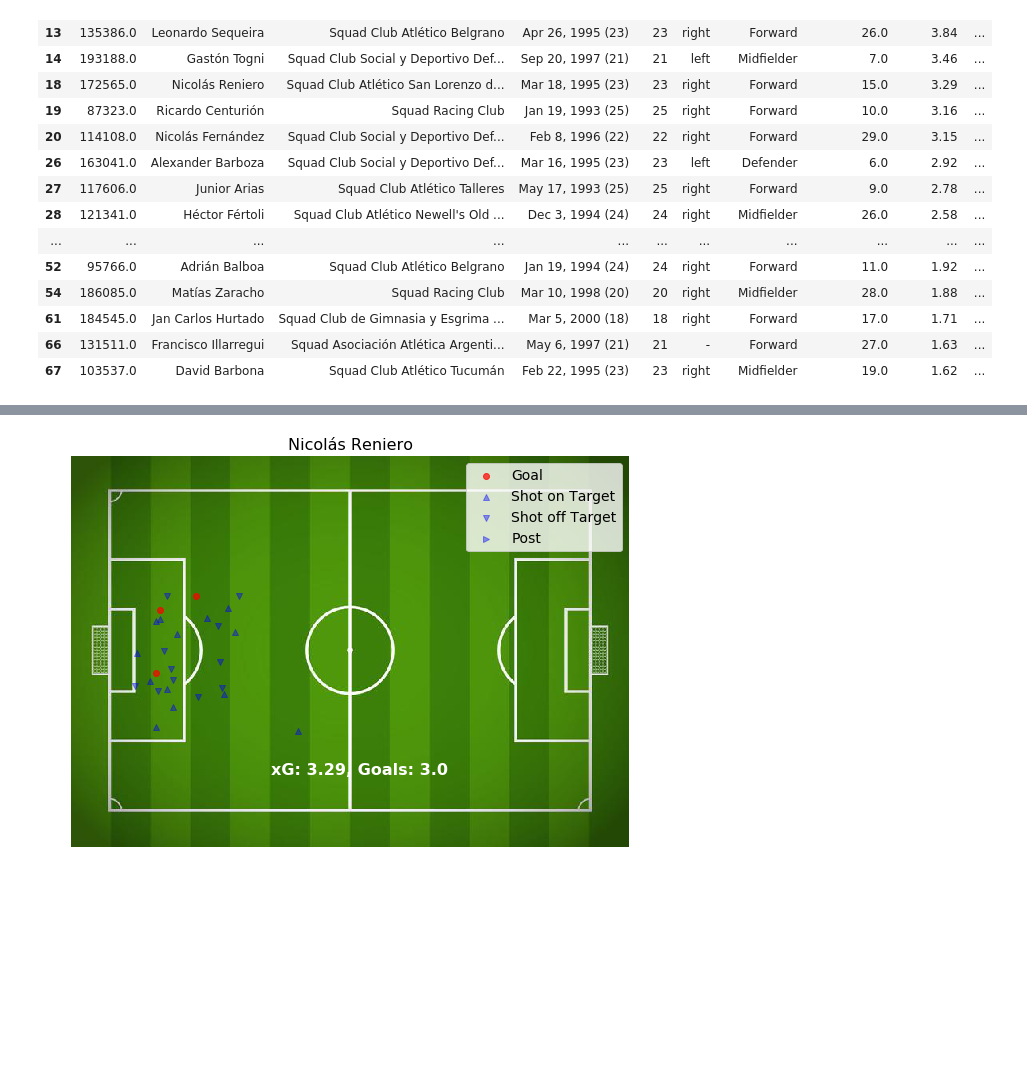
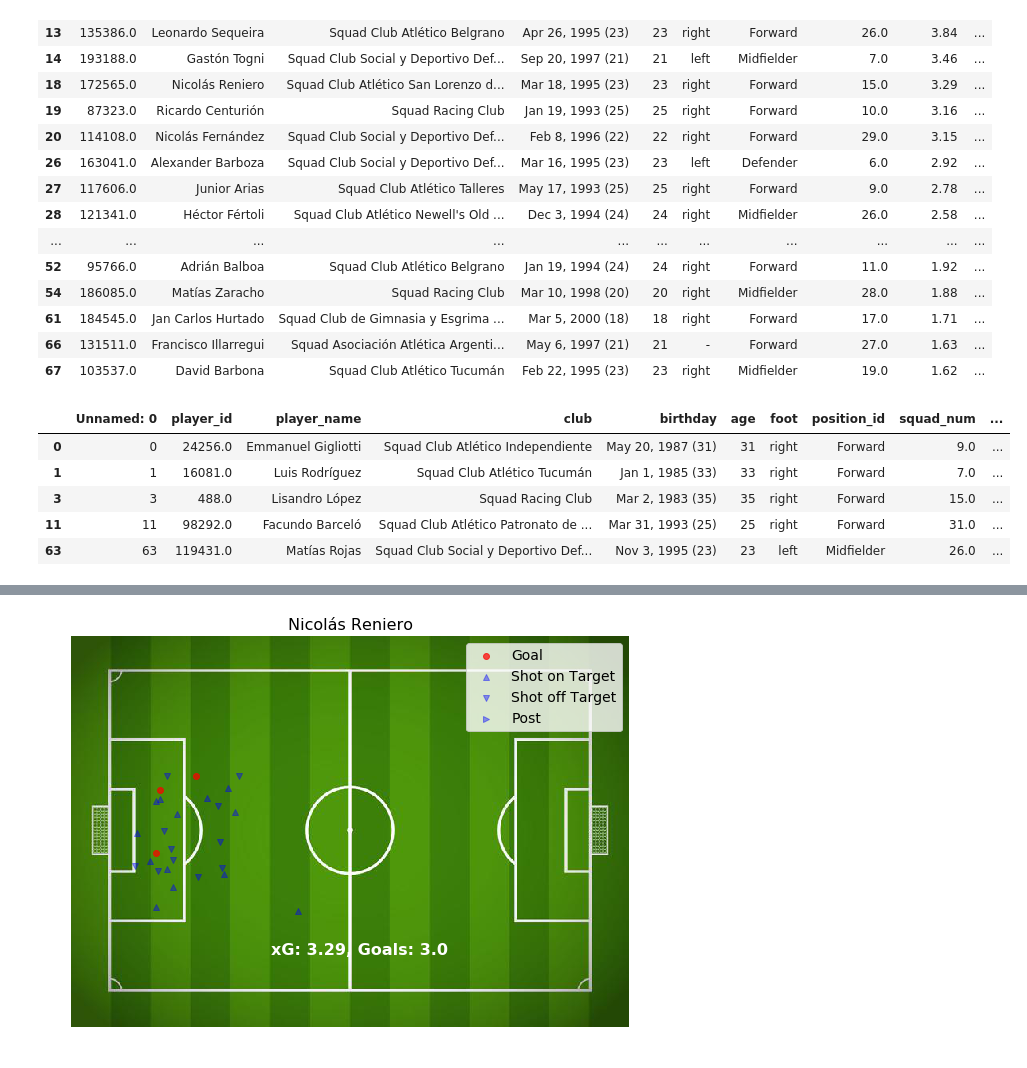
Before and after one commit to d-v-dlee/super_liga_xg, a Jupyter notebook: src/_new_shot_model.ipynb, the cells around one changed output, grey strips where cells are left out. Cells and saved outputs as stored; diff of their text form; code cells hidden in the pictures; blank space fills up the shorter version.

```diff
--- a/src/_new_shot_model.ipynb
+++ b/src/_new_shot_model.ipynb
@@ -758,6 +756,8 @@ shots_df.head()
 | 2 | 448548 | 177285.0 | 12.00 | 1.78 | 0.00 | -3.03 | -1 | ... |
 | 3 | 448548 | 185745.0 | 8.44 | 0.89 | 14.53 | -6.66 | -1 | ... |
 | 4 | 448548 | 77892.0 | 22.22 | 0.44 | 13.92 | -8.48 | -1 | ... |
+# %%
+xgb = pd.read_csv('../data/xgb_df.csv')
 # %%
 youngsters = xgb_df[(xgb_df['xG+xA/90'] >=.3) & (xgb_df['age'] <=25)]
 youngsters.head(20)
@@ -779,4 +779,14 @@ youngsters.head(20)
 | 61 | 184545.0 | Jan Carlos Hurtado | Squad Club de Gimnasia y Esgrima ... | Mar 5, 2000 (18) | 18 | right | Forward | 17.0 | 1.71 | ... |
 | 66 | 131511.0 | Francisco Illarregui | Squad Asociación Atlética Argenti... | May 6, 1997 (21) | 21 | - | Forward | 27.0 | 1.63 | ... |
 | 67 | 103537.0 | David Barbona | Squad Club Atlético Tucumán | Feb 22, 1995 (23) | 23 | right | Midfielder | 19.0 | 1.62 | ... |
+# %%
+top_scorers = xgb[xgb['goals'] > 5].copy()
+top_scorers.head(10)
+# %% [output]
+|  | Unnamed: 0 | player_id | player_name | club | birthday | age | foot | position_id | squad_num | ... |
+| 0 | 0 | 24256.0 | Emmanuel Gigliotti | Squad Club Atlético Independiente | May 20, 1987 (31) | 31 | right | Forward | 9.0 | ... |
+| 1 | 1 | 16081.0 | Luis Rodríguez | Squad Club Atlético Tucumán | Jan 1, 1985 (33) | 33 | right | Forward | 7.0 | ... |
+| 3 | 3 | 488.0 | Lisandro López | Squad Racing Club | Mar 2, 1983 (35) | 35 | right | Forward | 15.0 | ... |
+| 11 | 11 | 98292.0 | Facundo Barceló | Squad Club Atlético Patronato de ... | Mar 31, 1993 (25) | 25 | right | Forward | 31.0 | ... |
+| 63 | 63 | 119431.0 | Matías Rojas | Squad Club Social y Deportivo Def... | Nov 3, 1995 (23) | 23 | left | Midfielder | 26.0 | ... |
 # %%
```
Also changed, not shown: parts of 5 cells of this notebook.
